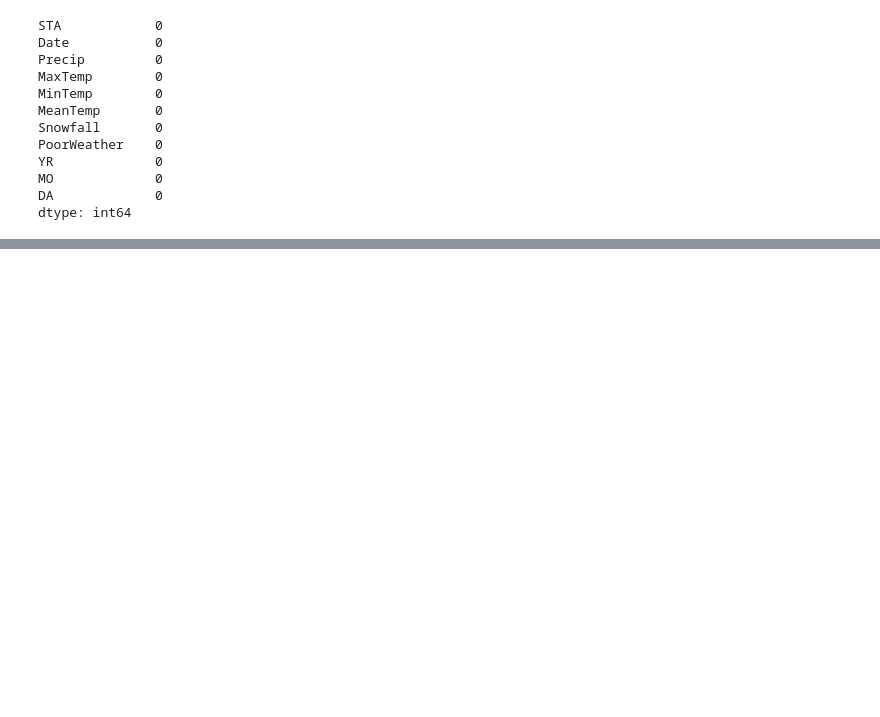
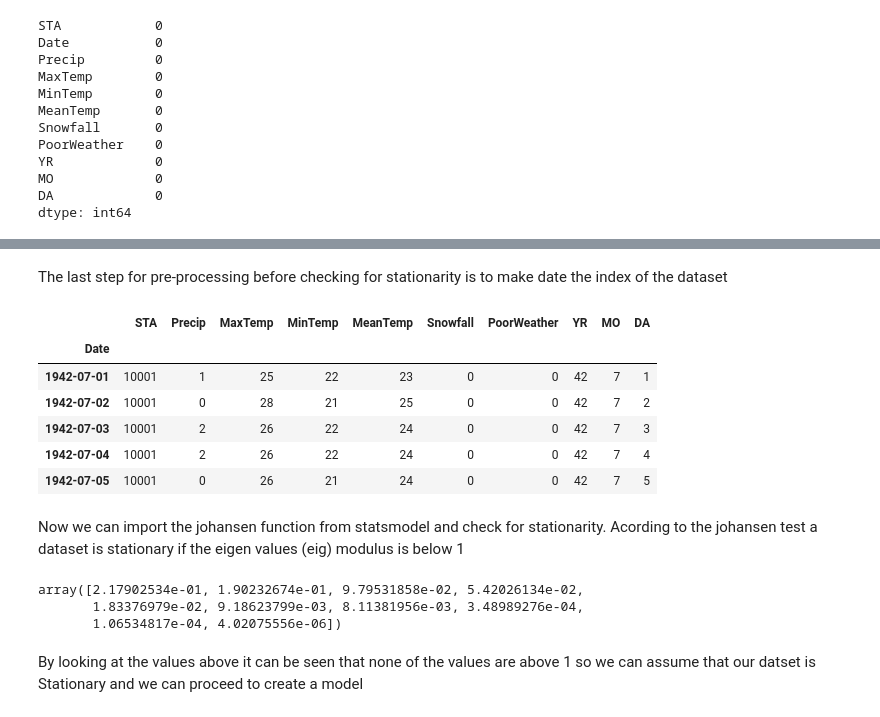
Before and after one commit to HamoyeHQ/08-weather-conditions, a Jupyter notebook: data/EDA_and_Pre_processing.ipynb, the cells around one changed output, grey strips where cells are left out. Saved outputs shown, nothing was run; the diff lists cells and outputs as text; code cells hidden in the pictures; blank space fills up the shorter version.

```diff
--- a/data/EDA_and_Pre_processing.ipynb
+++ b/data/EDA_and_Pre_processing.ipynb
@@ -208,0 +263,5 @@ dtype: int64
+# %%
+weatherdf.Precip = pd.DataFrame(weatherdf.Precip.fillna(method="bfill",axis=0).fillna(0))
+weatherdf["Precip"] = weatherdf["Precip"].astype("float64")
+weatherdf["Precip"] = weatherdf["Precip"].astype("int64")
+weatherdf["Precip"].dtypes
@@ -208,0 +270,6 @@ dtype: int64
+# %%
+#converting Snowfall column to int64
+#But first there are some string values that can't be converted so they will be replaced with NaN values then backward filled
+
+weatherdf["Snowfall"].replace("#VALUE!",np.nan, inplace=True)
+weatherdf.isnull().sum()
@@ -208,0 +289,5 @@ dtype: int64
+# %%
+weatherdf.Snowfall = pd.DataFrame(weatherdf.Snowfall.fillna(method="bfill",axis=0).fillna(0))
+weatherdf["Snowfall"] = weatherdf["Snowfall"].astype("float64")
+weatherdf["Snowfall"] = weatherdf["Snowfall"].astype("int64")
+weatherdf["Snowfall"].dtypes
@@ -208,0 +296,5 @@ dtype: int64
+# %%
+#converting the remaining columns from float to int
+
+weatherdf = weatherdf.astype({"MinTemp":"int64","MaxTemp":"int64","MeanTemp":"int64"})
+weatherdf.dtypes
@@ -210,3 +315,32 @@ dtype: int64
 #saving the cleaned file as a new CSV
 weatherdf.to_csv('Cleanedweathersummary.csv', index=False)
 locationdf.to_csv('CleanedstationLocation.csv', index=False)
+# %% [markdown]
+The last step for pre-processing before checking for stationarity is to make date the index of the dataset
+# %%
+#Making date column the index
+data = weatherdf.drop(["Date"],axis=1)
+data.index = weatherdf['Date']
+data.head()
+# %% [output]
+|  | STA | Precip | MaxTemp | MinTemp | MeanTemp | Snowfall | PoorWeather | YR | MO | DA |
+| Date |  |  |  |  |  |  |  |  |  |  |
+| 1942-07-01 | 10001 | 1 | 25 | 22 | 23 | 0 | 0 | 42 | 7 | 1 |
+| 1942-07-02 | 10001 | 0 | 28 | 21 | 25 | 0 | 0 | 42 | 7 | 2 |
+| 1942-07-03 | 10001 | 2 | 26 | 22 | 24 | 0 | 0 | 42 | 7 | 3 |
+| 1942-07-04 | 10001 | 2 | 26 | 22 | 24 | 0 | 0 | 42 | 7 | 4 |
+| 1942-07-05 | 10001 | 0 | 26 | 21 | 24 | 0 | 0 | 42 | 7 | 5 |
+# %% [markdown]
+Now we can import the johansen function from statsmodel and check for stationarity.
+Acording to the johansen test a dataset is stationary if the eigen values (eig) modulus is below 1
+# %%
+#checking for stationary
+from statsmodels.tsa.vector_ar.vecm import coint_johansen
+
+coint_johansen(data,-1,1).eig
+# %% [output]
+array([2.17902534e-01, 1.90232674e-01, 9.79531858e-02, 5.42026134e-02,
+       1.83376979e-02, 9.18623799e-03, 8.11381956e-03, 3.48989276e-04,
+       1.06534817e-04, 4.02075556e-06])
+# %% [markdown]
+By looking at the values above it can be seen that none of the values are above 1 so we can assume that our datset is Stationary and we can proceed to create a model
```
Also changed, not shown: parts of 9 cells of this notebook, 1 other file.
